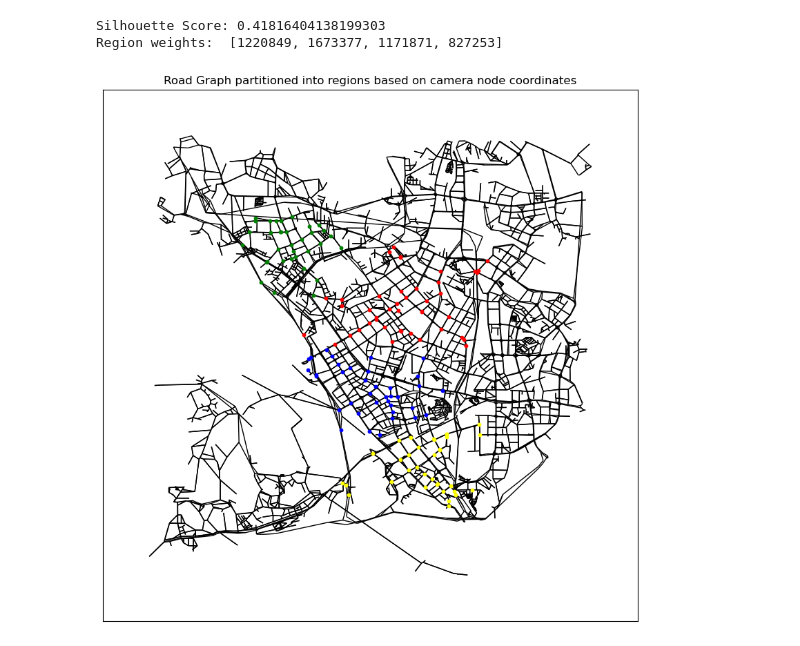
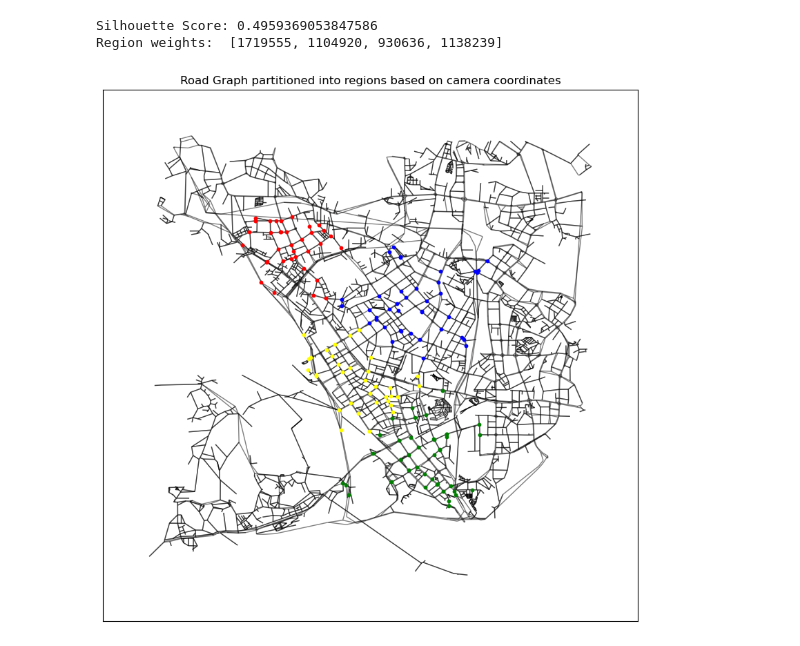
Before and after one commit to manuelck99/bachelors-thesis, a Jupyter notebook: preprocessing/region_partitioning.ipynb, the cells around one changed output. Saved outputs shown, nothing was run; the diff lists cells and outputs as text; code cells hidden in the pictures.

Commit message:
Played around with region partitioning

```diff
--- a/preprocessing/region_partitioning.ipynb
+++ b/preprocessing/region_partitioning.ipynb
@@ -26,78 +26,68 @@ with open(f"{data_path}/road_graph_ox_sim_cameras.pickle", mode="rb") as file:
     cameras_dict = pickle.load(file)
 # %%
 # Parameters
-seed = 0
+seed = 666
 number_of_regions = 4
 colors = ["red", "green", "blue", "yellow"]
-
-
-def get_number_of_records_for_node(node_id):
-    number_of_records = 0
-    for camera in cameras_dict.values():
-        if node_id == camera["node_id"]:
-            number_of_records += camera["records"]
-    return number_of_records
-
 
 # nodes = [{"node_id": node[0], "x": node[1]["pos"][0], "y": node[1]["pos"][1]} for node in road_graph.nodes(data=True)]
 nodes = [{"node_id": node, "x": road_graph.nodes[node]["x"], "y": road_graph.nodes[node]["y"]} for node in
          road_graph.nodes()]
 node_coordinates = np.array([[node["x"], node["y"]] for node in nodes])
 
-camera_node_ids = {camera["node_id"] for camera in cameras_dict.values()}
-# camera_nodes = [{"node_id": node[0], "x": node[1]["pos"][0], "y": node[1]["pos"][1]} for node in
-#                 road_graph.nodes(data=True) if node[0] in camera_node_ids]
-camera_nodes = [{"node_id": node, "x": road_graph.nodes[node]["x"], "y": road_graph.nodes[node]["y"]} for node in
-                road_graph.nodes() if node in camera_node_ids]
-camera_node_coordinates = np.array([[camera_node["x"], camera_node["y"]] for camera_node in camera_nodes])
+cameras = list(cameras_dict.values())
+camera_coordinates = np.array([[camera["x"], camera["y"]] for camera in cameras])
+camera_node_ids = {camera["node_id"] for camera in cameras}
 
 # Clustering
-k_means_cameras = cls.BisectingKMeans(number_of_regions, random_state=seed)
-regions = k_means_cameras.fit_predict(camera_node_coordinates)
-print(f"Silhouette Score: {met.silhouette_score(camera_node_coordinates, regions, random_state=seed)}")
+k_means_cameras = cls.KMeans(number_of_regions, random_state=seed)
+regions = k_means_cameras.fit_predict(camera_coordinates)
+print(f"Silhouette Score: {met.silhouette_score(camera_coordinates, regions, random_state=seed)}")
 
 # Record distribution
 region_weights = [0 for _ in set(regions)]
-for region, camera_node in zip(regions, camera_nodes):
-    weight = get_number_of_records_for_node(camera_node["node_id"])
-    region_weights[region] += weight
+for region, camera in zip(regions, cameras):
+    region_weights[region] += camera["records"]
 print("Region weights: ", region_weights)
 
-# Matching remaining nodes to cluster centroids
+# Matching nodes to cluster centroids
 kd_tree = nb.KDTree(k_means_cameras.cluster_centers_)
 indices = kd_tree.query(node_coordinates, k=1, return_distance=False)
 
 node_sets = [set() for _ in range(indices.max() + 1)]
 for node, index in zip(nodes, indices):
     index = index[0]
     if node["node_id"] in camera_node_ids:
         node_sets[index].add(node["node_id"])
+    # node_sets[index].add(node["node_id"])
 
 # Visualization
 fig, ax = plt.subplots(1, 1, figsize=(10, 10))
 # pos = nx.get_node_attributes(road_graph, "pos")
 pos = {node: (road_graph.nodes[node]["x"], road_graph.nodes[node]["y"]) for node in road_graph.nodes()}
 
 nx.draw_networkx_edges(
     road_graph,
     pos,
     arrows=False,
+    alpha=0.5,
     ax=ax
 )
 
 for index, node_set in enumerate(node_sets):
     nx.draw_networkx_nodes(
         road_graph,
         pos,
         node_color=colors[index],
         node_size=10,
         nodelist=node_set,
         ax=ax
     )
-ax.set_title("Road Graph partitioned into regions based on camera node coordinates")
+
+ax.set_title("Road Graph partitioned into regions based on camera coordinates")
 
 plt.show()
 # %% [output]
-Silhouette Score: 0.41816404138199303
-Region weights:  [1220849, 1673377, 1171871, 827253]
+Silhouette Score: 0.4959369053847586
+Region weights:  [1719555, 1104920, 930636, 1138239]
-[figure, old version]
+[figure, new version]
```
Also changed, not shown: 5 other files.
